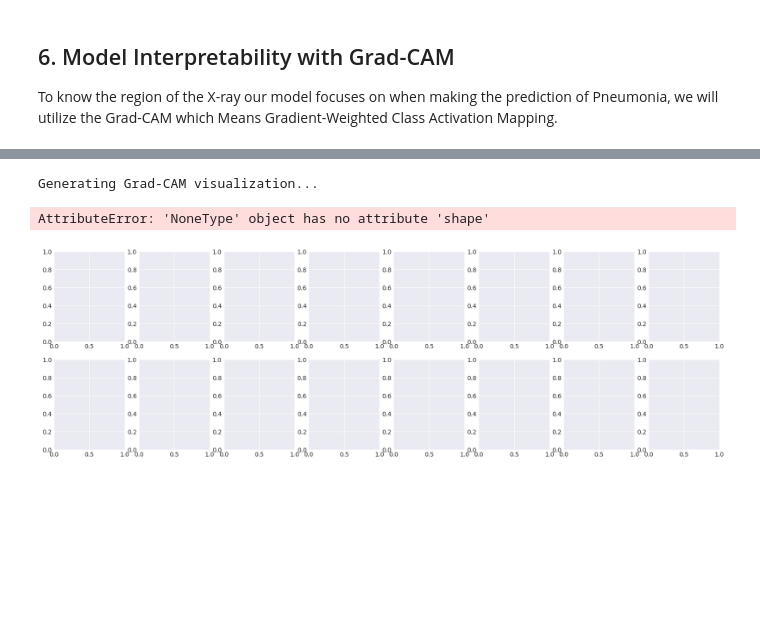
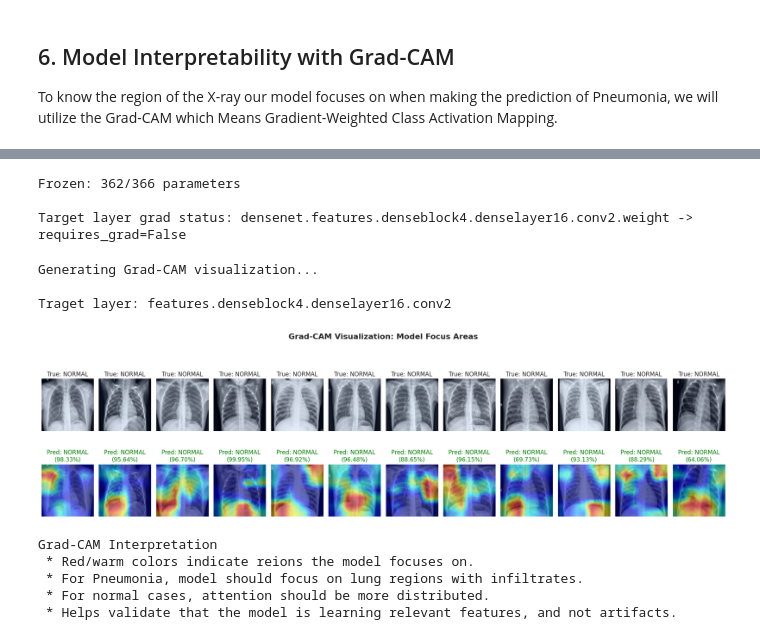
Before and after one commit to Psalmmie/project_pneumonia, a Jupyter notebook: Pneumonia_Detection_XRay.ipynb, the cells around one changed output, grey strips where cells are left out. Drawn from its saved outputs; the diff is of its cells as text; code cells hidden in the pictures; blank space fills up the shorter version.

Commit message:
troubleshoot the error of NoneType in the Grad-Cam function

```diff
--- a/Pneumonia_Detection_XRay.ipynb
+++ b/Pneumonia_Detection_XRay.ipynb
@@ -1390,3 +1438,17 @@ def grad_cam(model, image_tensor, target_layer):
+# %%
+frozen = [(n, p.requires_grad) for n, p in model_densenet.named_parameters()]
+frozen_count = sum(1 for _, r in frozen if not r)
+total_count = len(frozen)
+print(f"Frozen: {frozen_count}/{total_count} parameters")
+
+# Check specifically if target layer is frozen
+for name, param in model_densenet.named_parameters():
+    if 'denseblock4.denselayer16.conv2' in name:
+        print(f"\nTarget layer grad status: {name} -> requires_grad={param.requires_grad}")
+# %% [output]
+Frozen: 362/366 parameters
+
+Target layer grad status: densenet.features.denseblock4.denselayer16.conv2.weight -> requires_grad=False
 # %%
 def visualize_gradcam_prediction(model, test_loader, target_layer, num_samples=8):
     """Visualize prediction with Gra-Cam"""
@@ -1406,7 +1468,7 @@ def visualize_gradcam_prediction(model, test_loader, target_layer, num_samples=8
         image_np = (image_np - image_np.min()) / (image_np.max() - image_np.min()) # Normalize to [0, 1]
 
         # predictions
-        with torch.no_grad():
+        with torch.enable_grad():
             output = model(img_tensor.unsqueeze(0).to(device))
             prob = F.softmax(output, dim=1)
             pred_class = torch.argmax(prob, dim=1).item()
@@ -1431,20 +1493,35 @@ def visualize_gradcam_prediction(model, test_loader, target_layer, num_samples=8
     plt.suptitle('Grad-CAM Visualization: Model Focus Areas', fontsize=16, fontweight='bold', y=1.02)
     plt.tight_layout()
     plt.show()
+# %%
+# Find the last Conv2d automatically
+def get_last_conv_layer(model):
+    last_conv, last_name = None, None
+    for name, layer in model.named_modules():
+        if isinstance(layer, torch.nn.Conv2d):
+            last_conv, last_name = layer, name
+    print(f"Traget layer: {last_name}")
+    return last_conv
 # %%
 # Apply Grad-CAM on the DenseNet (best model)
 print("Generating Grad-CAM visualization...\n")
 
 #Get the last convolutional layer of DenseNet
-target_layer = model_densenet.densenet.features[-1]
-visualize_gradcam_prediction(model_densenet, test_loader, target_layer, num_samples=8)
+target_layer = get_last_conv_layer(model_densenet.densenet)
+visualize_gradcam_prediction(model_densenet, test_loader, target_layer, num_samples=12)
 
 print("\nGrad-CAM Interpretation")
 print(" * Red/warm colors indicate reions the model focuses on.")
 print(" * For Pneumonia, model should focus on lung regions with infiltrates.")
 print(" * For normal cases, attention should be more distributed.")
 print(" * Helps validate that the model is learning relevant features, and not artifacts.")
 # %% [output]
 Generating Grad-CAM visualization...
+
+Traget layer: features.denseblock4.denselayer16.conv2
+[figure, new version]
-AttributeError: 'NoneType' object has no attribute 'shape'
+Grad-CAM Interpretation
+ * Red/warm colors indicate reions the model focuses on.
+ * For Pneumonia, model should focus on lung regions with infiltrates.
+ * For normal cases, attention should be more distributed.
+ * Helps validate that the model is learning relevant features, and not artifacts.
-[figure, old version]
```
Also changed, not shown: parts of 2 cells of this notebook.
